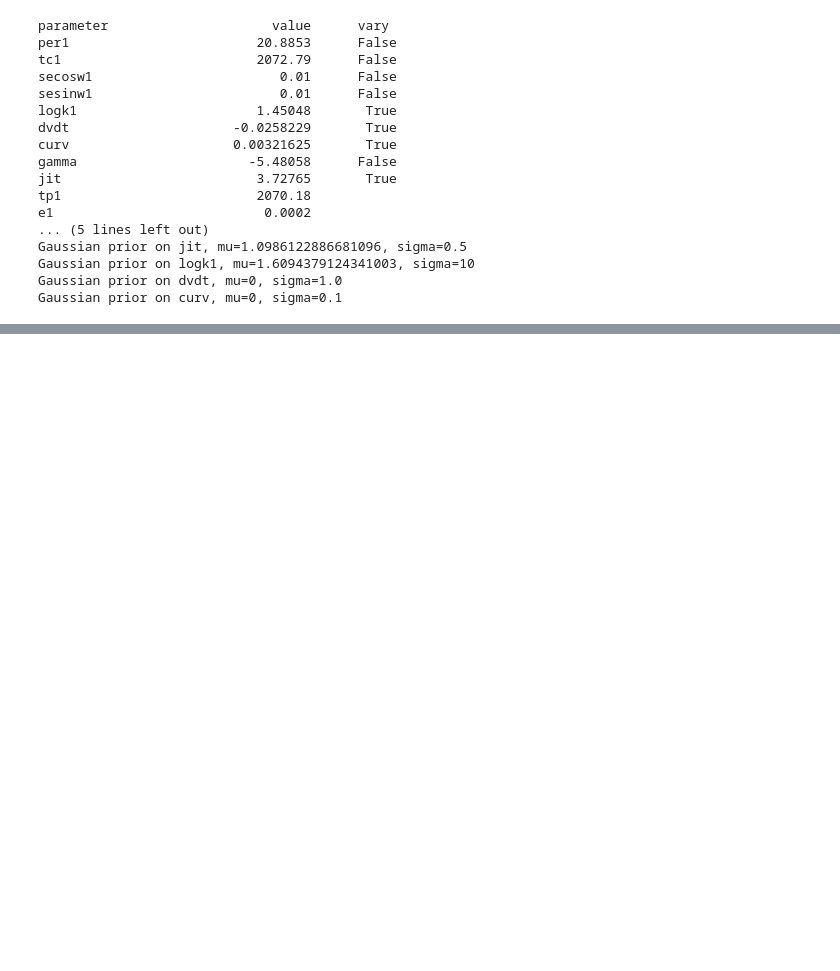
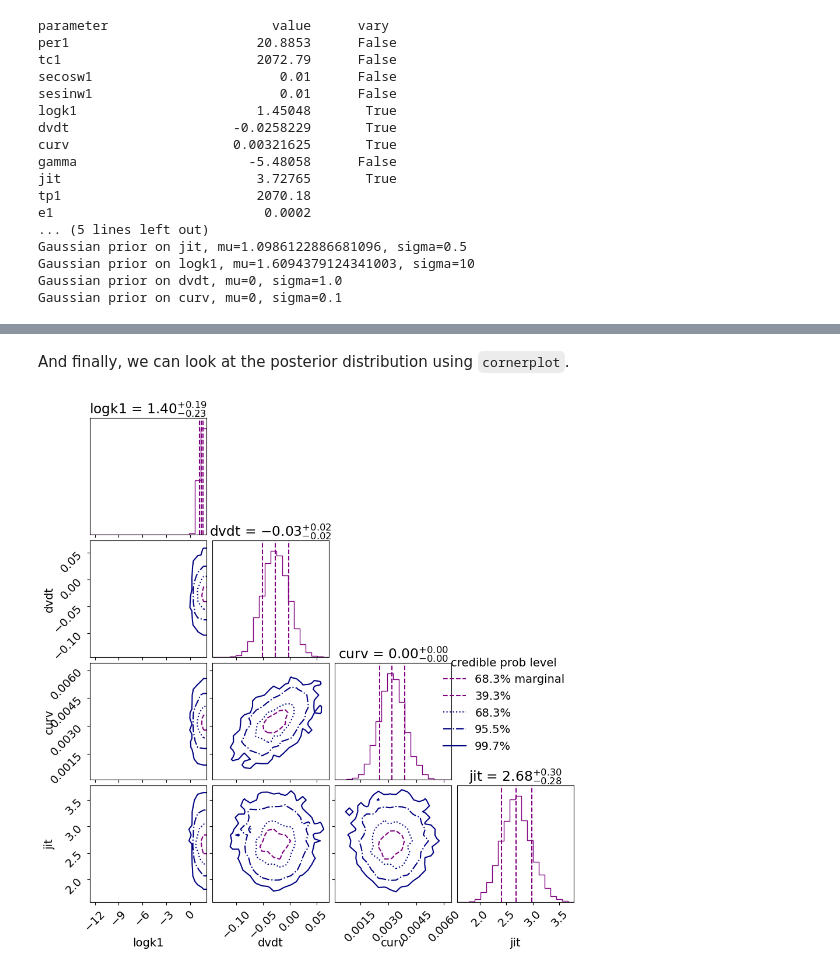
Before and after one commit to vandalt/radvel, a Jupyter notebook: docs/tutorials/K2-24_Fitting_NS.ipynb, the cells around one changed output, grey strips where cells are left out. Cells and saved outputs as stored; diff of their text form; code cells hidden in the pictures; blank space fills up the shorter version.

```diff
--- a/docs/tutorials/K2-24_Fitting_NS.ipynb
+++ b/docs/tutorials/K2-24_Fitting_NS.ipynb
@@ -290,0 +216,7 @@ bic_circular - bic_ecc
+# %% [markdown]
+And finally, we can look at the posterior distribution using `cornerplot`.
+# %%
+cornerplot(sampler_single.results)
+plt.show()
+# %% [output]
+[figure, added]
```
Also changed, not shown: parts of 44 cells of this notebook, 3 other files.
